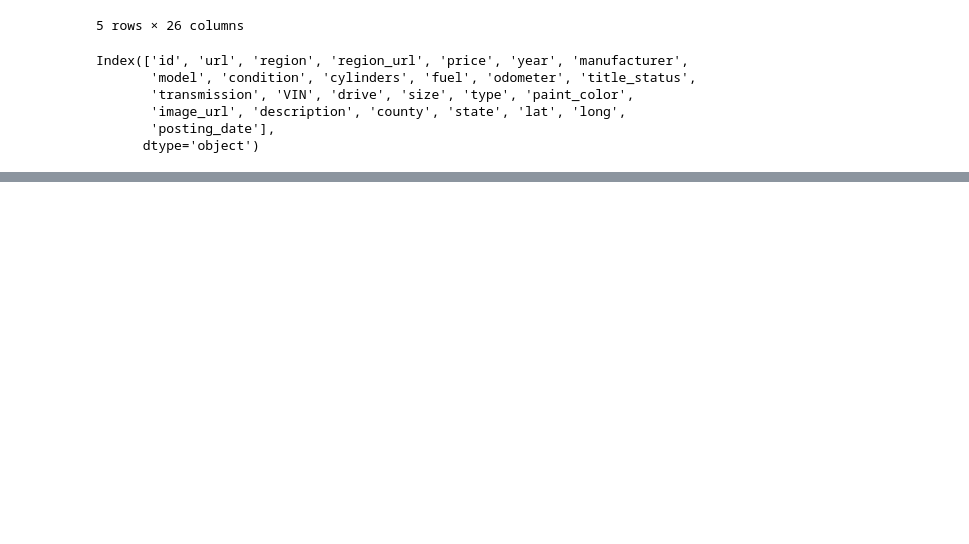
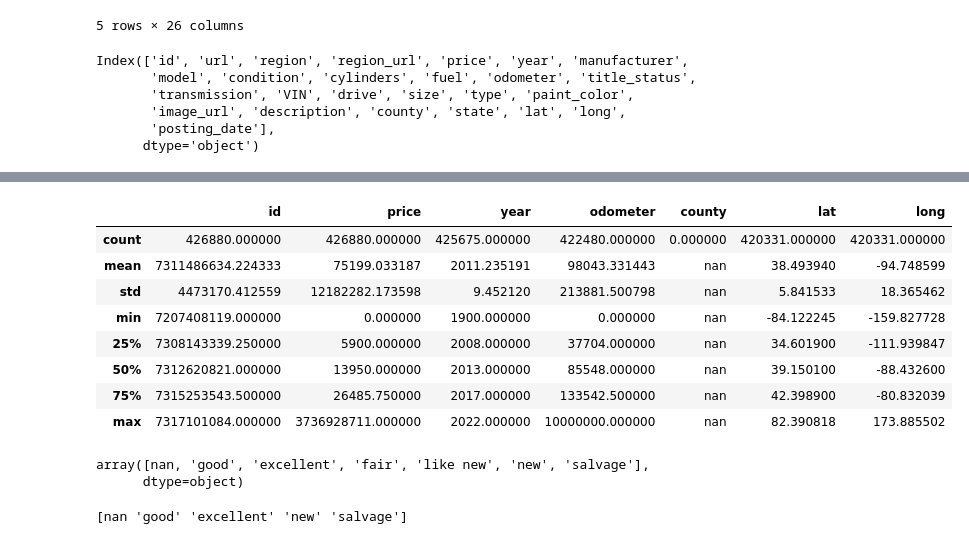
Before and after one commit to fpabi/Tareas, a Jupyter notebook: Tarea_12.ipynb, the cells around one changed output, grey strips where cells are left out. Cells and saved outputs as stored; diff of their text form; code cells hidden in the pictures; blank space fills up the shorter version.

```diff
--- a/Tarea_12.ipynb
+++ b/Tarea_12.ipynb
@@ -45,0 +66,36 @@ Index(['id', 'url', 'region', 'region_url', 'price', 'year', 'manufacturer',
+# %%
+df.describe().apply(lambda s: s.apply(lambda x: format(x, 'f')))
+# %% [output]
+|  | id | price | year | odometer | county | lat | long |
+| count | 426880.000000 | 426880.000000 | 425675.000000 | 422480.000000 | 0.000000 | 420331.000000 | 420331.000000 |
+| mean | 7311486634.224333 | 75199.033187 | 2011.235191 | 98043.331443 | nan | 38.493940 | -94.748599 |
+| std | 4473170.412559 | 12182282.173598 | 9.452120 | 213881.500798 | nan | 5.841533 | 18.365462 |
+| min | 7207408119.000000 | 0.000000 | 1900.000000 | 0.000000 | nan | -84.122245 | -159.827728 |
+| 25% | 7308143339.250000 | 5900.000000 | 2008.000000 | 37704.000000 | nan | 34.601900 | -111.939847 |
+| 50% | 7312620821.000000 | 13950.000000 | 2013.000000 | 85548.000000 | nan | 39.150100 | -88.432600 |
+| 75% | 7315253543.500000 | 26485.750000 | 2017.000000 | 133542.500000 | nan | 42.398900 | -80.832039 |
+| max | 7317101084.000000 | 3736928711.000000 | 2022.000000 | 10000000.000000 | nan | 82.390818 | 173.885502 |
+# %%
+df.condition.unique()
+# %% [output]
+array([nan, 'good', 'excellent', 'fair', 'like new', 'new', 'salvage'],
+      dtype=object)
+# %%
+# Reclassify condition column
+def clean_condition(row):
+  good = ['good','fair']
+  excellent = ['excellent','like new']
+
+  if row.condition in good:
+    return 'good'
+  if row.condition in excellent:
+    return 'excellent'
+  return row.condition# Clean dataframe
+def clean_df(playlist):
+  df_cleaned = df.copy()
+  df_cleaned['condition'] = df_cleaned.apply(lambda row:clean_condition(row), axis=1)
+  return df_cleaned# Get df with reclassfied 'condition' column
+df_cleaned = clean_df(df)
+print(df_cleaned.condition.unique())
+# %% [output]
+[nan 'good' 'excellent' 'new' 'salvage']
```
Also changed, not shown: parts of 1 cell of this notebook.
